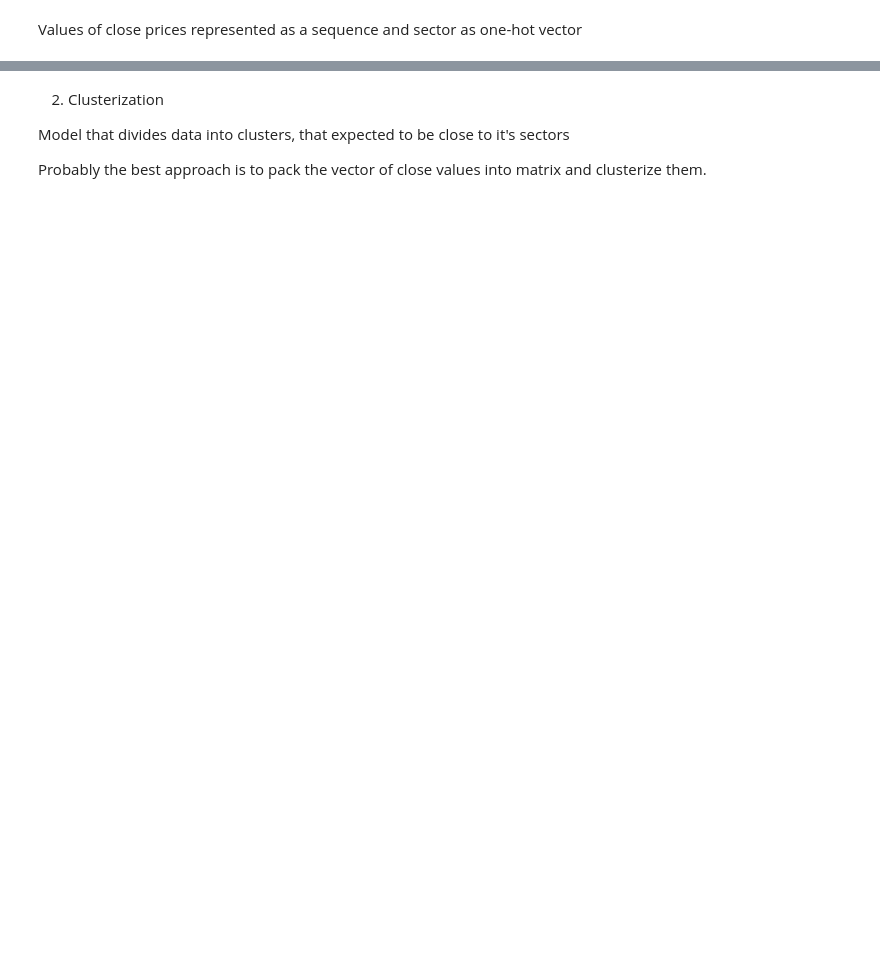
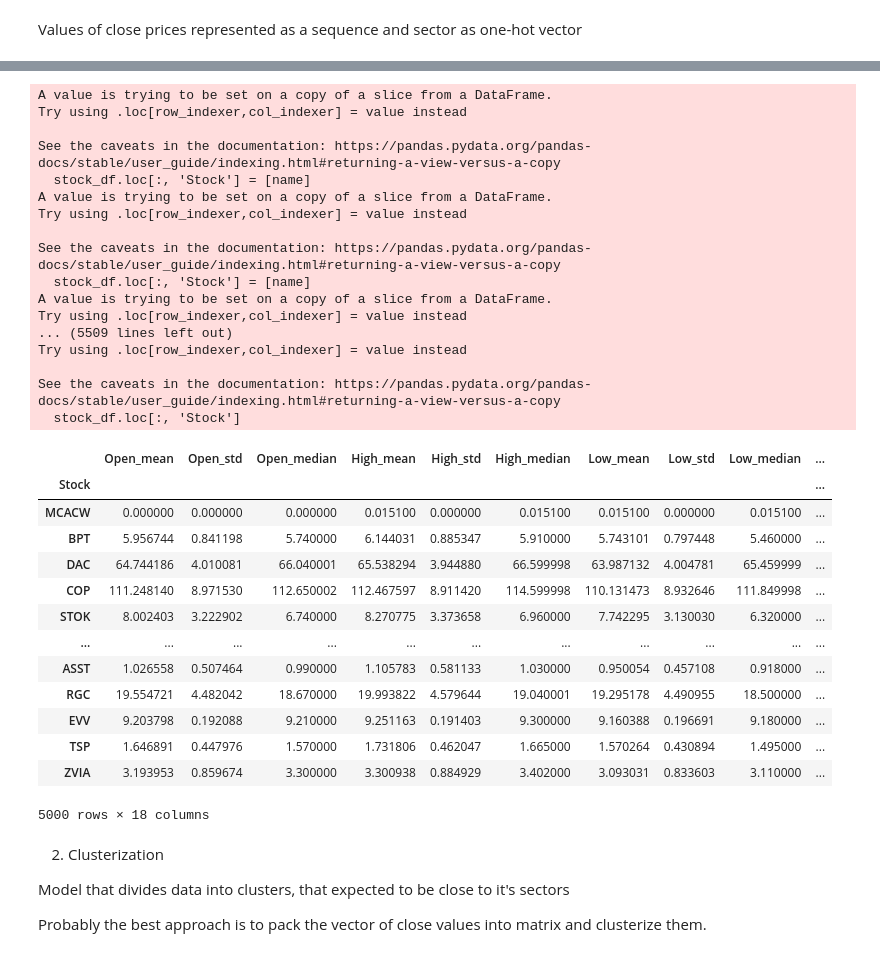
Before and after one commit to volodymyrkir/exploratory_data_analysis, a Jupyter notebook: tasks/task_2.ipynb, the cells around one changed output, grey strips where cells are left out. Drawn from its saved outputs; the diff is of its cells as text; code cells hidden in the pictures; blank space fills up the shorter version.

```diff
--- a/tasks/task_2.ipynb
+++ b/tasks/task_2.ipynb
@@ -294,3 +301,62 @@ plot_history(classification_history)
+# %%
+AGG_FUNCS = {
+    col : ['mean', 'std', 'median'] for col in columns
+}
+
+def aggregate_stock(stock_df: pd.DataFrame, name: str) -> pd.DataFrame:
+
+    for column in columns:
+        stock_df[f'{column}_mean'] = stock_df[column].mean()
+        stock_df[f'{column}_std'] = stock_df[column].std(ddof=0)
+        stock_df[f'{column}_median'] = stock_df[column].median()
+    stock_df = stock_df.head(1)
+    stock_df.loc[:, 'Stock'] = [name]
+    stock_df = stock_df.set_index('Stock').drop(columns, axis=1)
+    return stock_df
+
+
+def collect_financial_data(input_tickers: pd.DataFrame) -> pd.DataFrame:
+    aggregated_dfs = []
+    for stock in stocks_list:
+        history = extract_history(input_tickers, stock)
+        aggregated_stock = aggregate_stock(history, stock)
+        aggregated_dfs.append(aggregated_stock)
+    return pd.concat(aggregated_dfs, axis=0)
+
+cluster_df = collect_financial_data(tickers_df)
+cluster_df
+# %% [output]
+A value is trying to be set on a copy of a slice from a DataFrame.
+Try using .loc[row_indexer,col_indexer] = value instead
+
+See the caveats in the documentation: https://pandas.pydata.org/pandas-docs/stable/user_guide/indexing.html#returning-a-view-versus-a-copy
+  stock_df.loc[:, 'Stock'] = [name]
+A value is trying to be set on a copy of a slice from a DataFrame.
+Try using .loc[row_indexer,col_indexer] = value instead
+
+See the caveats in the documentation: https://pandas.pydata.org/pandas-docs/stable/user_guide/indexing.html#returning-a-view-versus-a-copy
+  stock_df.loc[:, 'Stock'] = [name]
+A value is trying to be set on a copy of a slice from a DataFrame.
+Try using .loc[row_indexer,col_indexer] = value instead
+... (5509 lines left out)
+Try using .loc[row_indexer,col_indexer] = value instead
+
+See the caveats in the documentation: https://pandas.pydata.org/pandas-docs/stable/user_guide/indexing.html#returning-a-view-versus-a-copy
+  stock_df.loc[:, 'Stock']
+|  | Open_mean | Open_std | Open_median | High_mean | High_std | High_median | Low_mean | Low_std | Low_median | ... |
+| Stock |  |  |  |  |  |  |  |  |  | ... |
+| MCACW | 0.000000 | 0.000000 | 0.000000 | 0.015100 | 0.000000 | 0.015100 | 0.015100 | 0.000000 | 0.015100 | ... |
+| BPT | 5.956744 | 0.841198 | 5.740000 | 6.144031 | 0.885347 | 5.910000 | 5.743101 | 0.797448 | 5.460000 | ... |
+| DAC | 64.744186 | 4.010081 | 66.040001 | 65.538294 | 3.944880 | 66.599998 | 63.987132 | 4.004781 | 65.459999 | ... |
+| COP | 111.248140 | 8.971530 | 112.650002 | 112.467597 | 8.911420 | 114.599998 | 110.131473 | 8.932646 | 111.849998 | ... |
+| STOK | 8.002403 | 3.222902 | 6.740000 | 8.270775 | 3.373658 | 6.960000 | 7.742295 | 3.130030 | 6.320000 | ... |
+| ... | ... | ... | ... | ... | ... | ... | ... | ... | ... | ... |
+| ASST | 1.026558 | 0.507464 | 0.990000 | 1.105783 | 0.581133 | 1.030000 | 0.950054 | 0.457108 | 0.918000 | ... |
+| RGC | 19.554721 | 4.482042 | 18.670000 | 19.993822 | 4.579644 | 19.040001 | 19.295178 | 4.490955 | 18.500000 | ... |
+| EVV | 9.203798 | 0.192088 | 9.210000 | 9.251163 | 0.191403 | 9.300000 | 9.160388 | 0.196691 | 9.180000 | ... |
+| TSP | 1.646891 | 0.447976 | 1.570000 | 1.731806 | 0.462047 | 1.665000 | 1.570264 | 0.430894 | 1.495000 | ... |
+| ZVIA | 3.193953 | 0.859674 | 3.300000 | 3.300938 | 0.884929 | 3.402000 | 3.093031 | 0.833603 | 3.110000 | ... |
+5000 rows × 18 columns
 # %% [markdown]
 2. Clusterization
 
```
Also changed, not shown: parts of 13 cells of this notebook, 1 other file.
